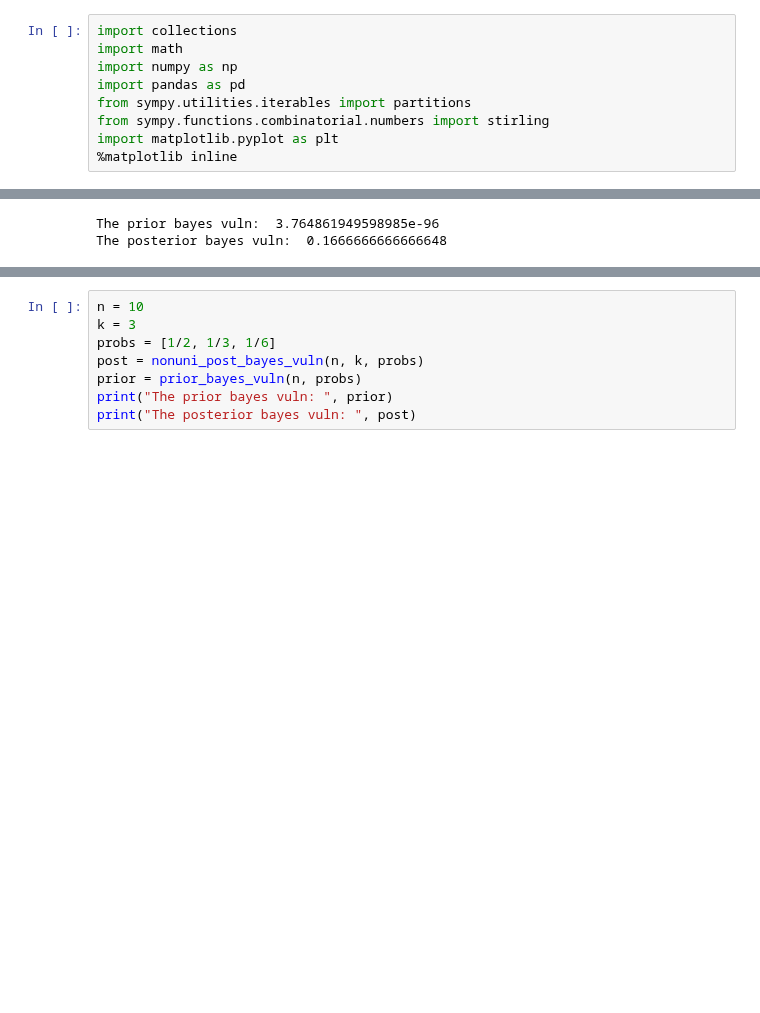
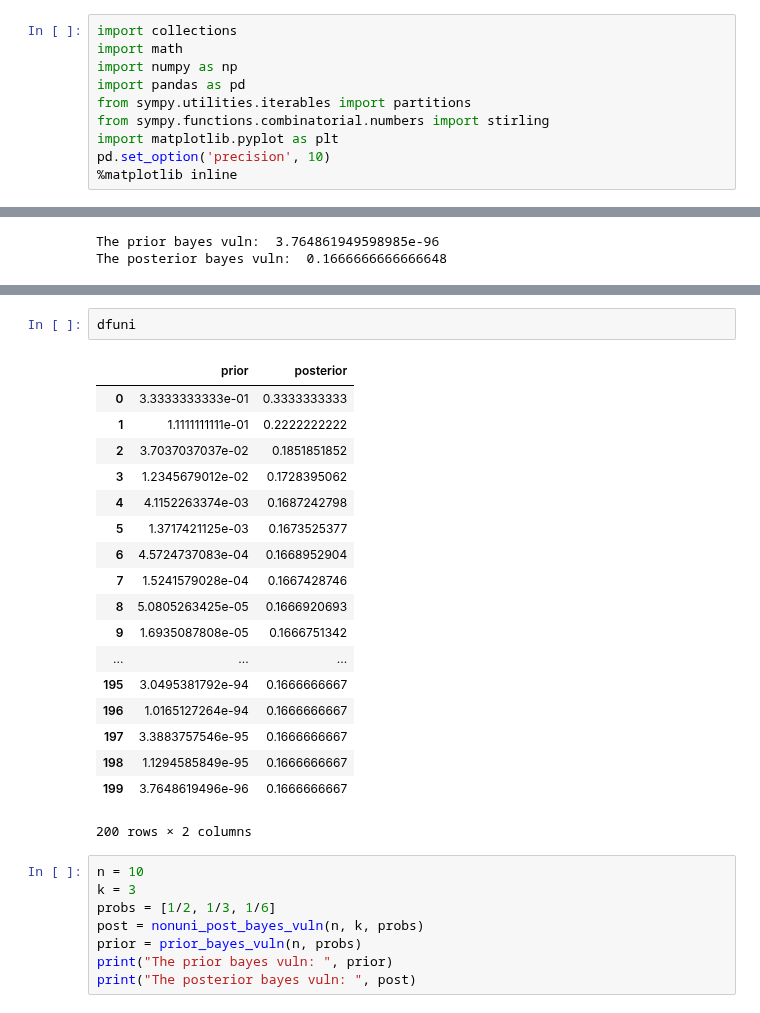
Before and after one commit to majk12/pbv, a Jupyter notebook: post_bayes_vuln_k3.ipynb, the cells around one changed output, grey strips where cells are left out. Saved outputs shown, nothing was run; the diff lists cells and outputs as text; blank space fills up the shorter version.

```diff
--- a/post_bayes_vuln_k3.ipynb
+++ b/post_bayes_vuln_k3.ipynb
@@ -8,6 +8,7 @@ import pandas as pd
 from sympy.utilities.iterables import partitions
 from sympy.functions.combinatorial.numbers import stirling
 import matplotlib.pyplot as plt
+pd.set_option('precision', 10)
 %matplotlib inline
 # %% [markdown]
 ### Variables To Test Functions
@@ -331,3 +337,24 @@ graph_bayes_prior_post(200, 3, [1/3, 1/3, 1/3])
+# %%
+dfuni
+# %% [output]
+|  | prior | posterior |
+| 0 | 3.3333333333e-01 | 0.3333333333 |
+| 1 | 1.1111111111e-01 | 0.2222222222 |
+| 2 | 3.7037037037e-02 | 0.1851851852 |
+| 3 | 1.2345679012e-02 | 0.1728395062 |
+| 4 | 4.1152263374e-03 | 0.1687242798 |
+| 5 | 1.3717421125e-03 | 0.1673525377 |
+| 6 | 4.5724737083e-04 | 0.1668952904 |
+| 7 | 1.5241579028e-04 | 0.1667428746 |
+| 8 | 5.0805263425e-05 | 0.1666920693 |
+| 9 | 1.6935087808e-05 | 0.1666751342 |
+| ... | ... | ... |
+| 195 | 3.0495381792e-94 | 0.1666666667 |
+| 196 | 1.0165127264e-94 | 0.1666666667 |
+| 197 | 3.3883757546e-95 | 0.1666666667 |
+| 198 | 1.1294585849e-95 | 0.1666666667 |
+| 199 | 3.7648619496e-96 | 0.1666666667 |
+200 rows × 2 columns
 # %%
 n = 10
 k = 3
```
Also changed, not shown: parts of 4 cells of this notebook, 1 other file.
